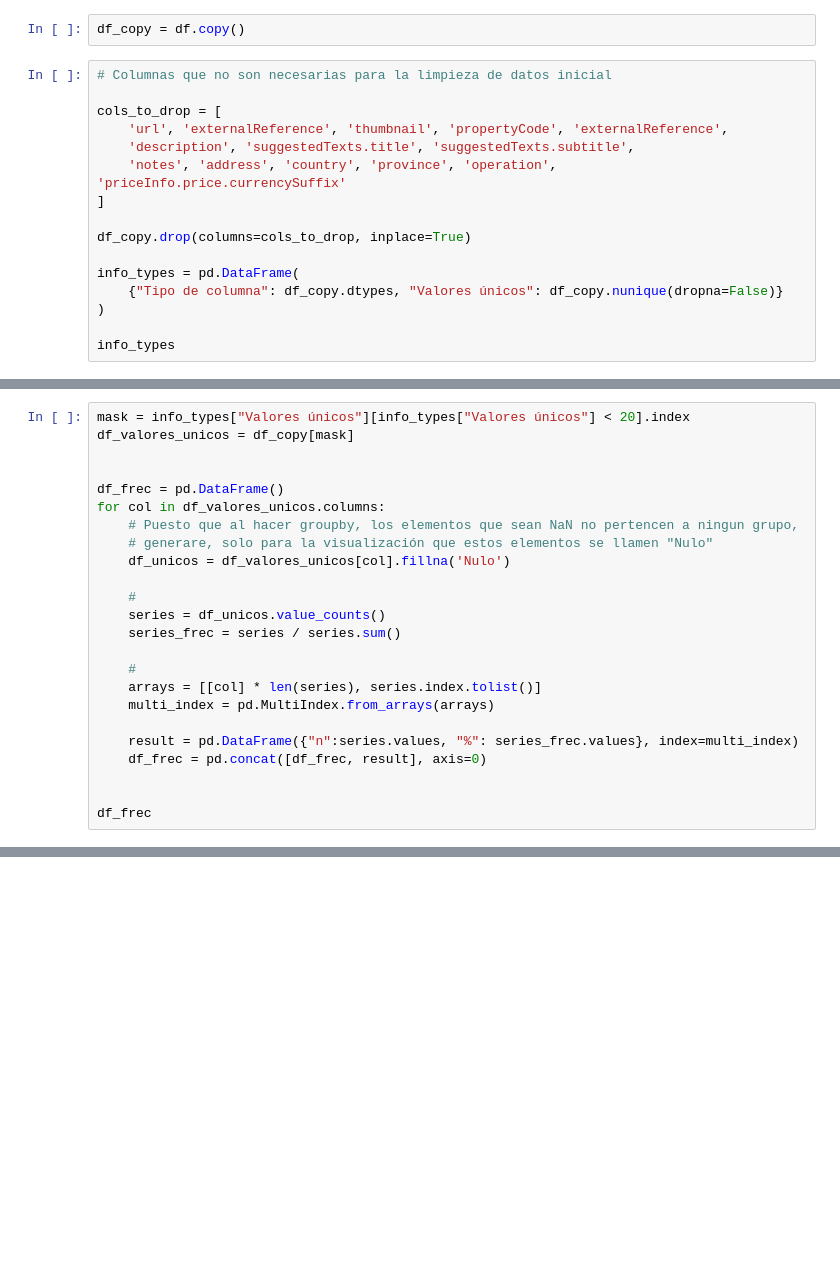
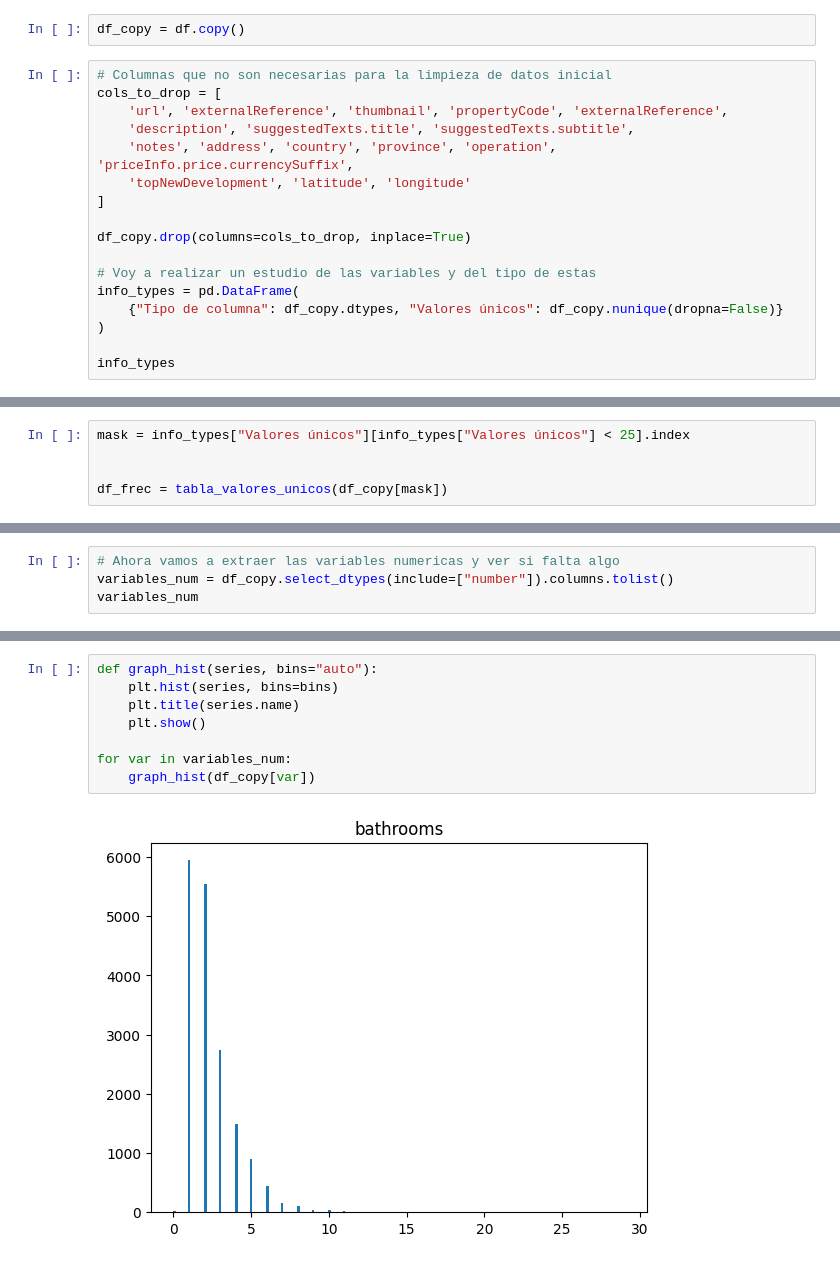
Before and after one commit to guille1006/TFM, a Jupyter notebook: TFM_procesamiento.ipynb, the cells around one changed output, grey strips where cells are left out. Drawn from its saved outputs; the diff is of its cells as text; blank space fills up the shorter version.

Commit message:
diferenciacion de variables

```diff
--- a/TFM_procesamiento.ipynb
+++ b/TFM_procesamiento.ipynb
@@ -28,15 +10,16 @@ df.head(15)
 df_copy = df.copy()
 # %%
 # Columnas que no son necesarias para la limpieza de datos inicial
-
 cols_to_drop = [
     'url', 'externalReference', 'thumbnail', 'propertyCode', 'externalReference',
     'description', 'suggestedTexts.title', 'suggestedTexts.subtitle',
-    'notes', 'address', 'country', 'province', 'operation', 'priceInfo.price.currencySuffix'
+    'notes', 'address', 'country', 'province', 'operation', 'priceInfo.price.currencySuffix',
+    'topNewDevelopment', 'latitude', 'longitude'
 ]
 
 df_copy.drop(columns=cols_to_drop, inplace=True)
 
+# Voy a realizar un estudio de las variables y del tipo de estas
 info_types = pd.DataFrame(
     {"Tipo de columna": df_copy.dtypes, "Valores únicos": df_copy.nunique(dropna=False)}
 )
@@ -45,24 +67,5 @@ info_types
 # %%
-mask = info_types["Valores únicos"][info_types["Valores únicos"] < 20].index
-df_valores_unicos = df_copy[mask]
+mask = info_types["Valores únicos"][info_types["Valores únicos"] < 25].index
 
 
-df_frec = pd.DataFrame()
-for col in df_valores_unicos.columns:
-    # Puesto que al hacer groupby, los elementos que sean NaN no pertencen a ningun grupo,
-    # generare, solo para la visualización que estos elementos se llamen "Nulo"
-    df_unicos = df_valores_unicos[col].fillna('Nulo')
-
-    #
-    series = df_unicos.value_counts()
-    series_frec = series / series.sum()
-
-    #
-    arrays = [[col] * len(series), series.index.tolist()]
-    multi_index = pd.MultiIndex.from_arrays(arrays)
-
-    result = pd.DataFrame({"n":series.values, "%": series_frec.values}, index=multi_index)
-    df_frec = pd.concat([df_frec, result], axis=0)
-
-
-df_frec
+df_frec = tabla_valores_unicos(df_copy[mask])
@@ -68,0 +82,4 @@ df_frec
+# %%
+# Ahora vamos a extraer las variables numericas y ver si falta algo
+variables_num = df_copy.select_dtypes(include=["number"]).columns.tolist()
+variables_num
@@ -68,0 +98,10 @@ df_frec
+# %%
+def graph_hist(series, bins="auto"):
+    plt.hist(series, bins=bins)
+    plt.title(series.name)
+    plt.show()
+
+for var in variables_num:
+    graph_hist(df_copy[var])
+# %% [output]
+[figure, added]
```
Also changed, not shown: parts of 13 cells of this notebook, 1 other file.
